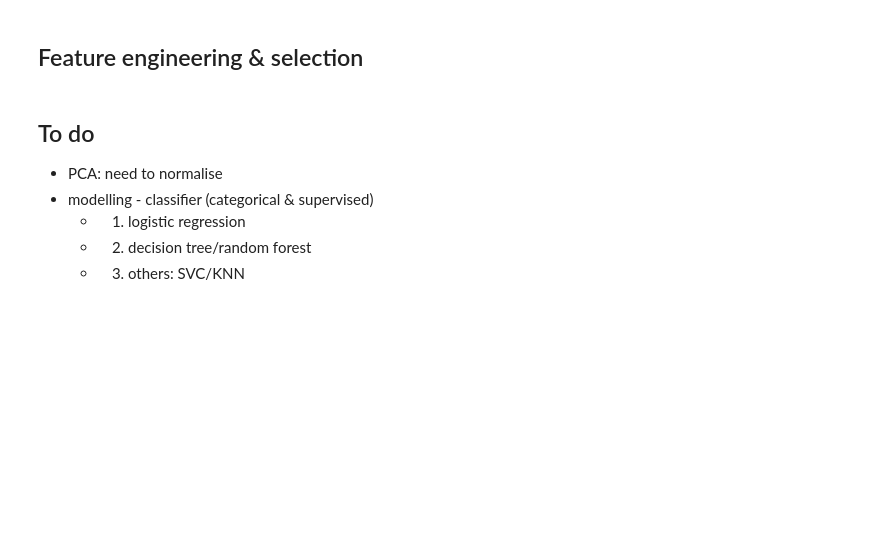
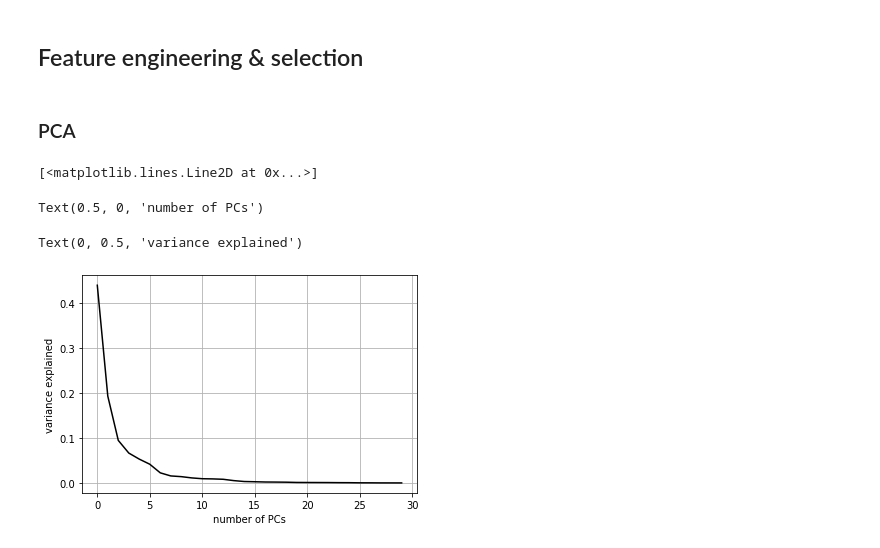
Before and after one commit to yoonichung/BreastCancerPrediction, a Jupyter notebook: BreastCancerPrediction_YC.ipynb, the cells around one changed output. Cells and saved outputs as stored; diff of their text form; code cells hidden in the pictures; blank space fills up the shorter version.

Commit message:
started modelling

```diff
--- a/BreastCancerPrediction_YC.ipynb
+++ b/BreastCancerPrediction_YC.ipynb
@@ -165,10 +170,31 @@ df.loc[df['diagnosis'] == 'B', 'diagnosis'] = 0
 df.loc[df['diagnosis'] == 'M', 'diagnosis'] = 1
 df['diagnosis'] = df['diagnosis'].astype(int)
 y = df['diagnosis']
-# %% [markdown]
-## To do
-- PCA: need to normalise
-- modelling - classifier (categorical & supervised)
-    - 1) logistic regression
-    - 2) decision tree/random forest
-    - 3) others: SVC/KNN
+# %%
+from sklearn.model_selection import train_test_split
+
+X_train, X_test, y_train, y_test = train_test_split(X, y, test_size = 0.2, random_state=3)
+# %% [markdown]
+### PCA
+# %%
+# Standardisation for PCA
+scale = StandardScaler().fit(X_train) # fitting standardisation on the training set only
+
+# apply standardisation to both training & test set
+X_train_norm = scale.transform(X_train)
+X_test_norm = scale.transform(X_test)
+# %%
+from sklearn.decomposition import PCA
+pca = PCA().fit(X_train_norm) # fitting an empty PCA on the training set only
+# %%
+# To decide on the number of PCs - variance explained
+var_explained = pca.explained_variance_ratio_
+plt.plot(var_explained, color='black')
+plt.xlabel('Number of PCs')
+plt.ylabel('Variance explained')
+plt.grid()
+# %% [output]
+[<matplotlib.lines.Line2D at 0x...>]
+Text(0.5, 0, 'number of PCs')
+Text(0, 0.5, 'variance explained')
+[figure, added]
```
Also changed, not shown: parts of 19 cells of this notebook.
